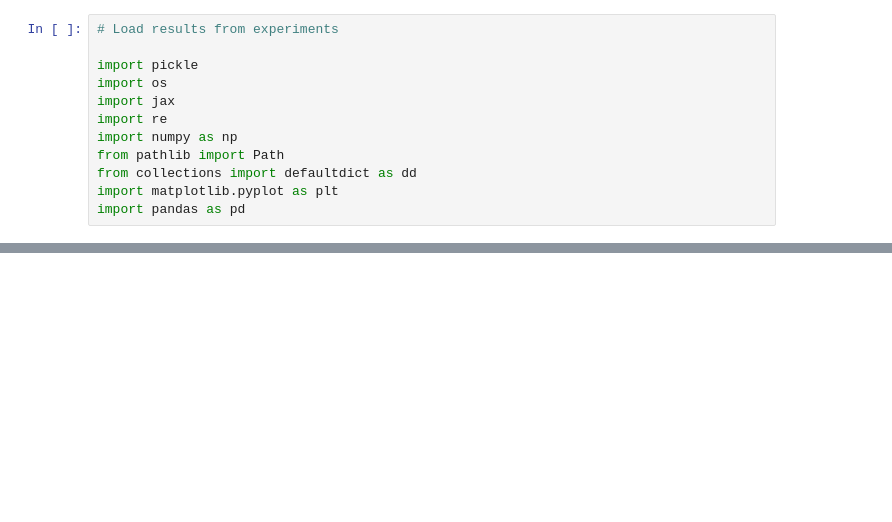
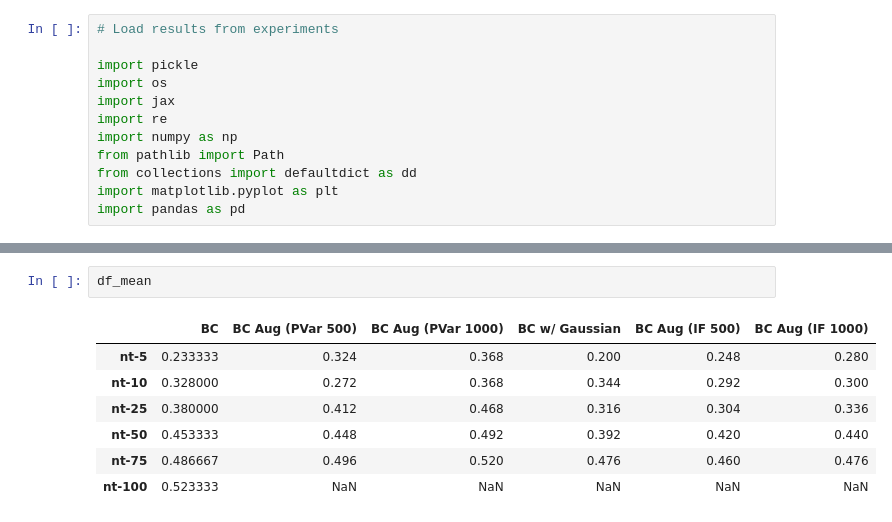
Before and after one commit to aliang8/changepoint_aug, a Jupyter notebook: changepoint_aug/density_estimation/notebooks/get_results.ipynb, the cells around one changed output, grey strips where cells are left out. Saved outputs shown, nothing was run; the diff lists cells and outputs as text; blank space fills up the shorter version.

```diff
--- a/changepoint_aug/density_estimation/notebooks/get_results.ipynb
+++ b/changepoint_aug/density_estimation/notebooks/get_results.ipynb
@@ -98,2 +105,12 @@ df, df_mean
+# %%
+df_mean
+# %% [output]
+|  | BC | BC Aug (PVar 500) | BC Aug (PVar 1000) | BC w/ Gaussian | BC Aug (IF 500) | BC Aug (IF 1000) |
+| nt-5 | 0.233333 | 0.324 | 0.368 | 0.200 | 0.248 | 0.280 |
+| nt-10 | 0.328000 | 0.272 | 0.368 | 0.344 | 0.292 | 0.300 |
+| nt-25 | 0.380000 | 0.412 | 0.468 | 0.316 | 0.304 | 0.336 |
+| nt-50 | 0.453333 | 0.448 | 0.492 | 0.392 | 0.420 | 0.440 |
+| nt-75 | 0.486667 | 0.496 | 0.520 | 0.476 | 0.460 | 0.476 |
+| nt-100 | 0.523333 | NaN | NaN | NaN | NaN | NaN |
 # %%
 ax = df_mean.plot(yerr=df_std, kind="bar", rot=0, capsize=5, figsize=(10, 5))
```
Also changed, not shown: parts of 4 cells of this notebook, 13 other files.
